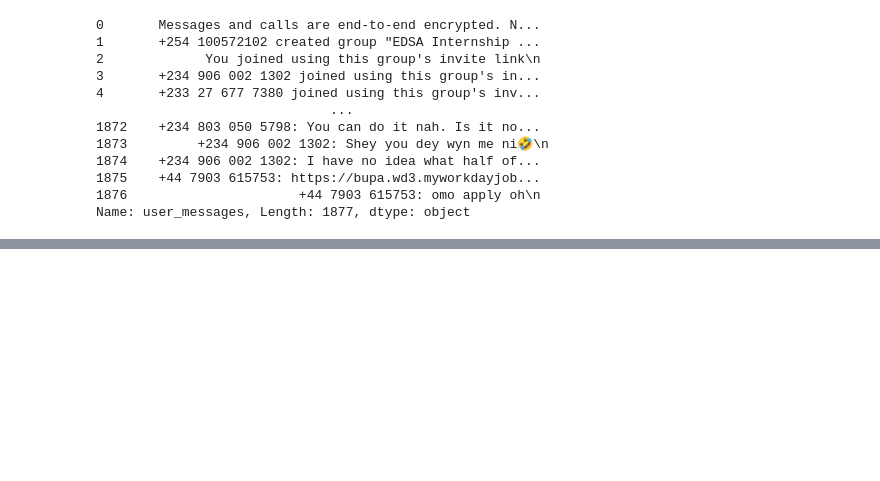
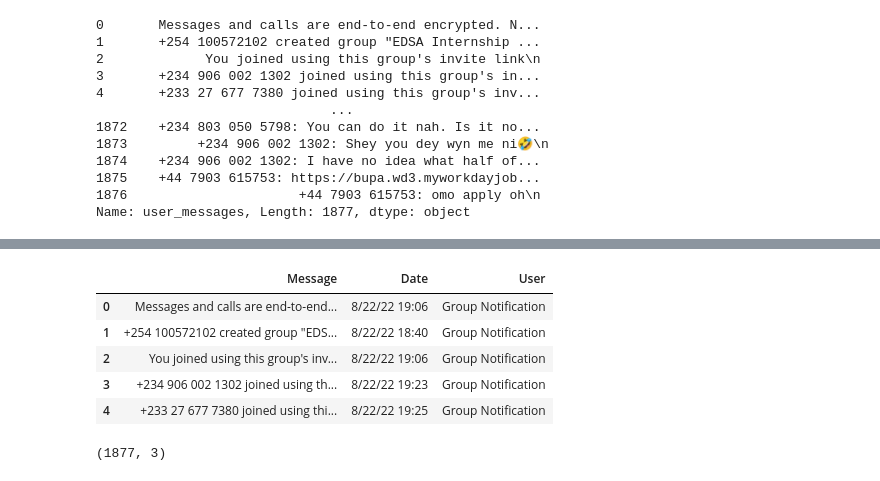
Before and after one commit to lawalsegun2025/whatsapp_chat_analyzer, a Jupyter notebook: whatsapp_chat_analysis.ipynb, the cells around one changed output, grey strips where cells are left out. Cells and saved outputs as stored; diff of their text form; code cells hidden in the pictures; blank space fills up the shorter version.

Commit message:
falling in shape

```diff
--- a/whatsapp_chat_analysis.ipynb
+++ b/whatsapp_chat_analysis.ipynb
@@ -216,0 +242,21 @@ for message in df["user_messages"]:
+# %%
+# Drop and rename columns
+df = df.drop(columns=["user_messages"])
+df = df[["message", "date", "User"]]
+df = df.rename(columns={"message": "Message",
+                   "date": "Date"})
+df.head()
+# %%
+df.head()
+# %% [output]
+|  | Message | Date | User |
+| 0 | Messages and calls are end-to-end... | 8/22/22 19:06 | Group Notification |
+| 1 | +254 100572102 created group "EDS... | 8/22/22 18:40 | Group Notification |
+| 2 | You joined using this group's inv... | 8/22/22 19:06 | Group Notification |
+| 3 | +234 906 002 1302 joined using th... | 8/22/22 19:23 | Group Notification |
+| 4 | +233 27 677 7380 joined using thi... | 8/22/22 19:25 | Group Notification |
+# %%
+# get the shape of the dataframe
+df.shape
+# %% [output]
+(1877, 3)
```
Also changed, not shown: parts of 8 cells of this notebook.
